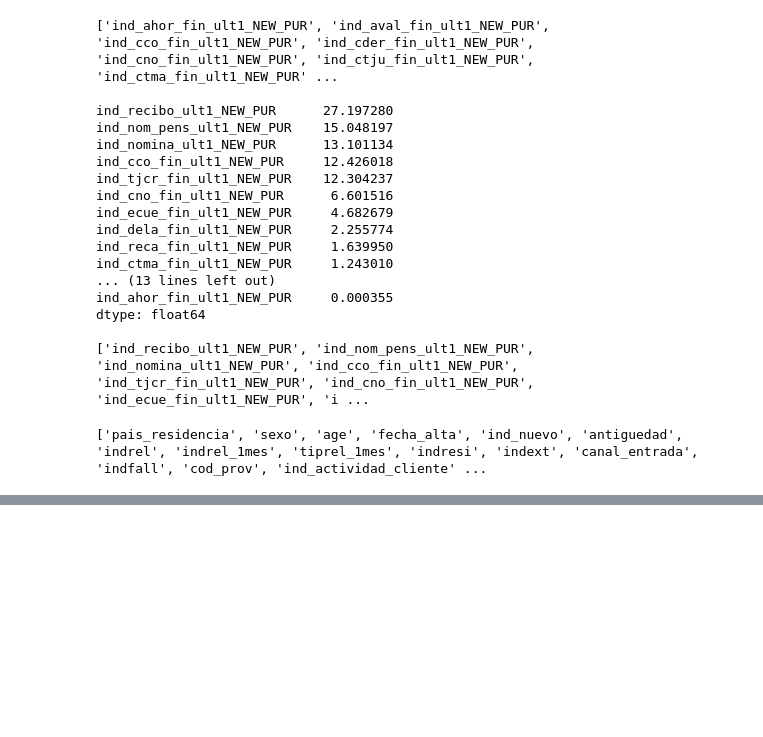
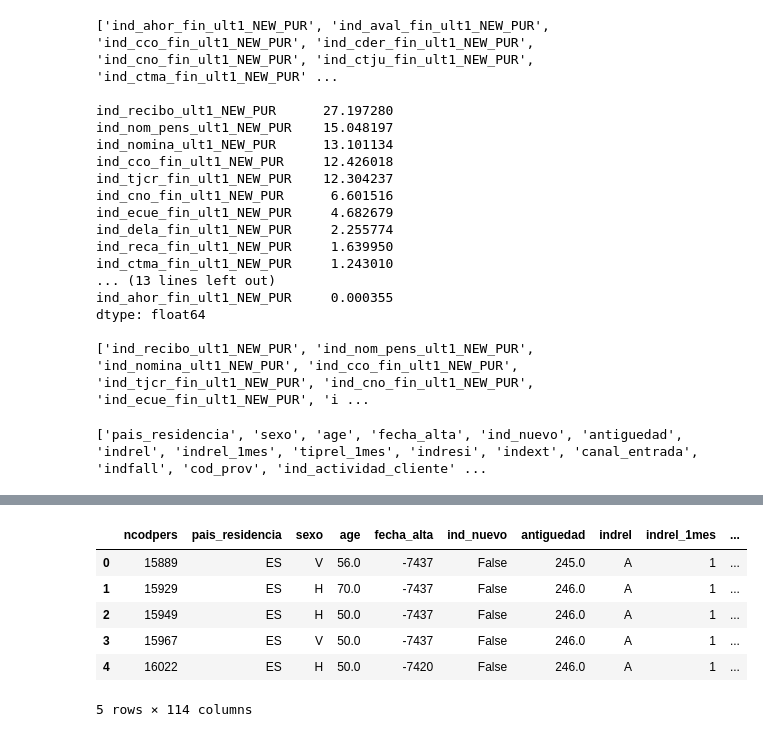
Before and after one commit to nguyentrunghai/Kaggle_projects, a Jupyter notebook: Santander_Product_Recomendation/feature_extraction.ipynb, the cells around one changed output, grey strips where cells are left out. Saved outputs shown, nothing was run; the diff lists cells and outputs as text; code cells hidden in the pictures; blank space fills up the shorter version.

Commit message:
extract X_train, y_train

```diff
--- a/Santander_Product_Recomendation/feature_extraction.ipynb
+++ b/Santander_Product_Recomendation/feature_extraction.ipynb
@@ -236,0 +251,5 @@ def extract_X_test(train, test, timestamp, timestamp_lags):
+# %%
+timestamp = "2015-05-28"
+timestamp_lags = ["2015-04-28", "2015-03-28", "2015-02-28", "2015-01-28"]
+
+X_2015_05, y_2015_05 = extract_X_y_train(df_train, timestamp, timestamp_lags)
@@ -236,0 +270,10 @@ def extract_X_test(train, test, timestamp, timestamp_lags):
+# %%
+X_2015_05.head()
+# %% [output]
+|  | ncodpers | pais_residencia | sexo | age | fecha_alta | ind_nuevo | antiguedad | indrel | indrel_1mes | ... |
+| 0 | 15889 | ES | V | 56.0 | -7437 | False | 245.0 | A | 1 | ... |
+| 1 | 15929 | ES | H | 70.0 | -7437 | False | 246.0 | A | 1 | ... |
+| 2 | 15949 | ES | H | 50.0 | -7437 | False | 246.0 | A | 1 | ... |
+| 3 | 15967 | ES | V | 50.0 | -7437 | False | 246.0 | A | 1 | ... |
+| 4 | 16022 | ES | H | 50.0 | -7420 | False | 246.0 | A | 1 | ... |
+5 rows × 114 columns
```
Also changed, not shown: parts of 20 cells of this notebook.
